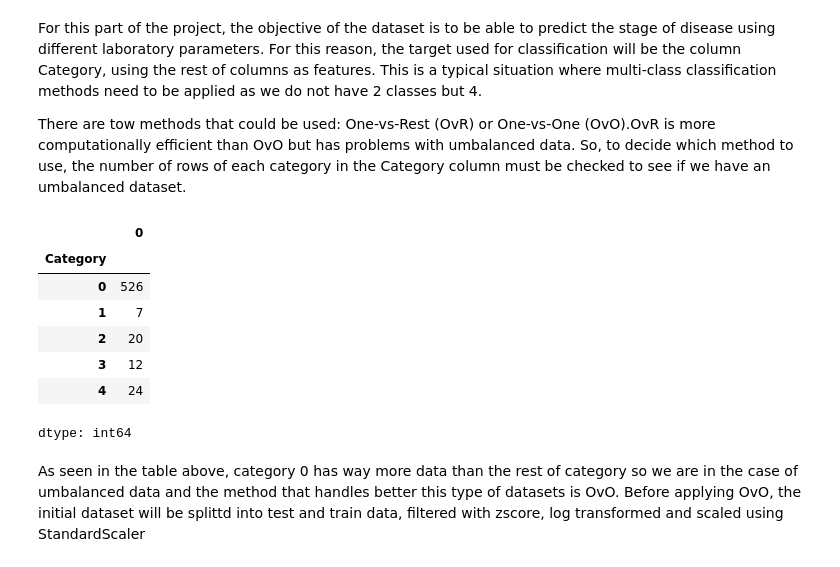
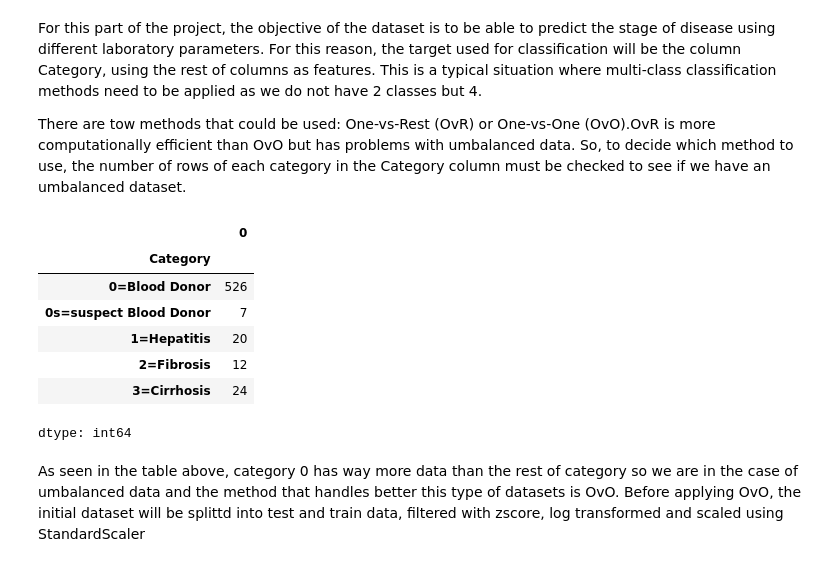
Before and after one commit to Biokatzen/Hepatitis-C-Prediction-Dataset, a Jupyter notebook: HepatitisC_Prediction_Dataset.ipynb, the cells around one changed output. Saved outputs shown, nothing was run; the diff lists cells and outputs as text; code cells hidden in the pictures.

```diff
--- a/HepatitisC_Prediction_Dataset.ipynb
+++ b/HepatitisC_Prediction_Dataset.ipynb
@@ -61,7 +60,7 @@ print(df)
 As seen in the dataset, the first column corresponds to the patiend ID, which is not very informative, so it can get deleted
 # %%
 #Delete first column
-df.drop(columns=['Unnamed: 0'], inplace=True)
+df.drop(columns=['ID'], inplace=True)
 print(df)
 # %% [output]
           Category  Age Sex   ALB    ALP    ALT    AST   BIL    CHE  CHOL  \
@@ -446,15 +458,15 @@ For this part of the project, the objective of the dataset is to be able to pred
 There are tow methods that could be used: One-vs-Rest (OvR) or One-vs-One (OvO).OvR is more computationally efficient than OvO but has problems with umbalanced data. So, to decide which method to use, the number of rows of each category in the Category column must be checked to see if we have an umbalanced dataset.
 # %%
 #Check the number of rows of each category
-df_encoded.groupby('Category').size()
+df_without_na.groupby('Category').size()
 # %% [output]
 |  | 0 |
 | Category |  |
-| 0 | 526 |
-| 1 | 7 |
-| 2 | 20 |
-| 3 | 12 |
-| 4 | 24 |
+| 0=Blood Donor | 526 |
+| 0s=suspect Blood Donor | 7 |
+| 1=Hepatitis | 20 |
+| 2=Fibrosis | 12 |
+| 3=Cirrhosis | 24 |
 dtype: int64
 # %% [markdown]
 As seen in the table above, category 0 has way more data than the rest of category so we are in the case of umbalanced data and the method that handles better this type of datasets is OvO.
```
Also changed, not shown: parts of 7 cells of this notebook.
